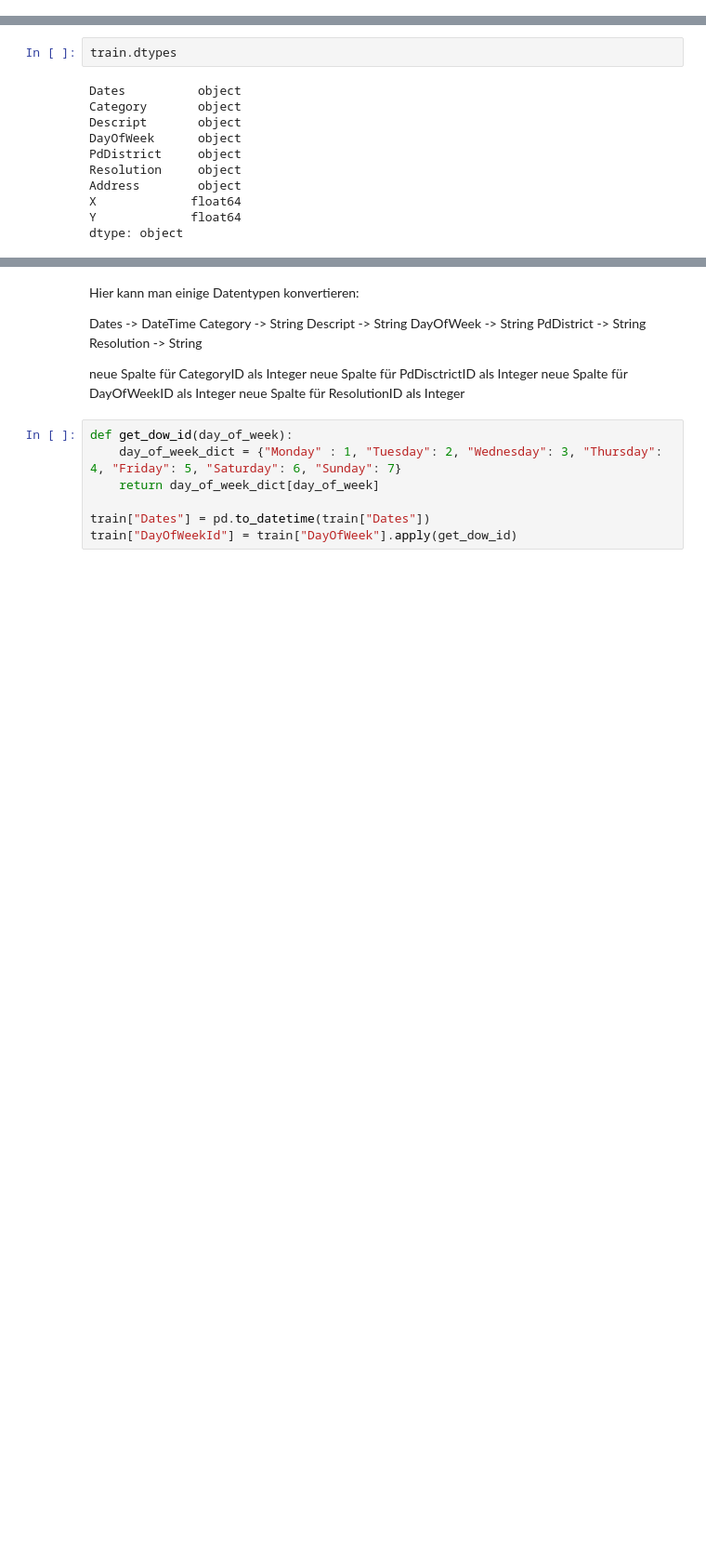
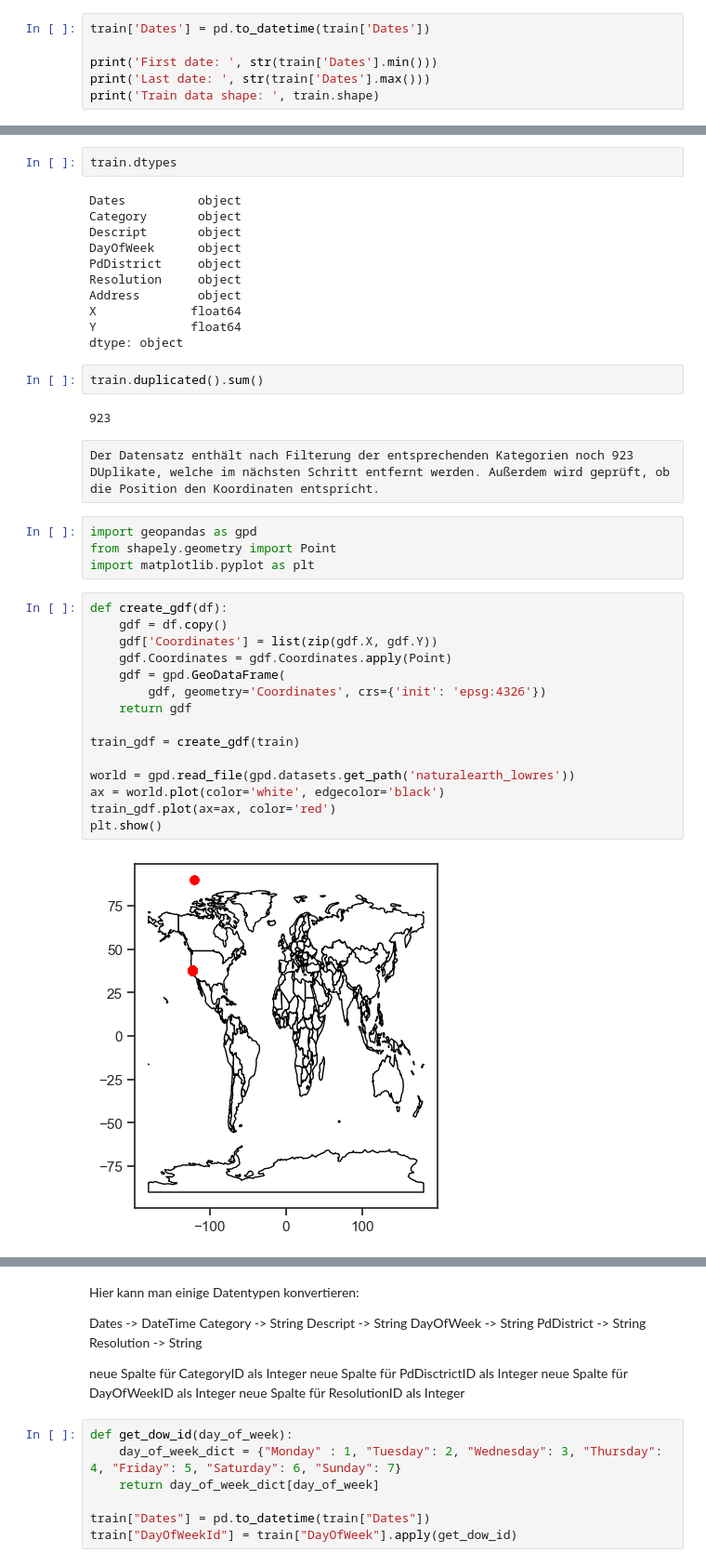
Before and after one commit to FelixSiegfriedRiedel/San-Francisco-Crime, a Jupyter notebook: crime.ipynb, the cells around one changed output, grey strips where cells are left out. Shown at 93% size. Saved outputs shown, nothing was run; the diff lists cells and outputs as text; blank space fills up the shorter version.

Commit message:
Add duplicates, coordinates

```diff
--- a/crime.ipynb
+++ b/crime.ipynb
@@ -31,3 +31,9 @@ train.head()
 | 2 | 2015-05-13 23:33:00 | OTHER OFFENSES | TRAFFIC VIOLATION ARREST | Wednesday | NORTHERN | ARREST, BOOKED | VANNESS AV / GREENWICH ST | -122.424363 | 37.800414 |
 | 3 | 2015-05-13 23:30:00 | LARCENY/THEFT | GRAND THEFT FROM LOCKED AUTO | Wednesday | NORTHERN | NONE | 1500 Block of LOMBARD ST | -122.426995 | 37.800873 |
 | 4 | 2015-05-13 23:30:00 | LARCENY/THEFT | GRAND THEFT FROM LOCKED AUTO | Wednesday | PARK | NONE | 100 Block of BRODERICK ST | -122.438738 | 37.771541 |
+# %%
+train['Dates'] = pd.to_datetime(train['Dates'])
+
+print('First date: ', str(train['Dates'].min()))
+print('Last date: ', str(train['Dates'].max()))
+print('Train data shape: ', train.shape)
@@ -80,3 +93,30 @@ Address        object
 X             float64
 Y             float64
 dtype: object
+# %%
+train.duplicated().sum()
+# %% [output]
+923
+# %% [raw]
+Der Datensatz enthält nach Filterung der entsprechenden Kategorien noch 923 DUplikate, welche im nächsten Schritt entfernt werden. Außerdem wird geprüft, ob die Position den Koordinaten entspricht.
+# %%
+import geopandas as gpd
+from shapely.geometry import Point
+import matplotlib.pyplot as plt
+# %%
+def create_gdf(df):
+    gdf = df.copy()
+    gdf['Coordinates'] = list(zip(gdf.X, gdf.Y))
+    gdf.Coordinates = gdf.Coordinates.apply(Point)
+    gdf = gpd.GeoDataFrame(
+        gdf, geometry='Coordinates', crs={'init': 'epsg:4326'})
+    return gdf
+
+train_gdf = create_gdf(train)
+
+world = gpd.read_file(gpd.datasets.get_path('naturalearth_lowres'))
+ax = world.plot(color='white', edgecolor='black')
+train_gdf.plot(ax=ax, color='red')
+plt.show()
+# %% [output]
+[figure, added]
```
Also changed, not shown: parts of 14 cells of this notebook.
